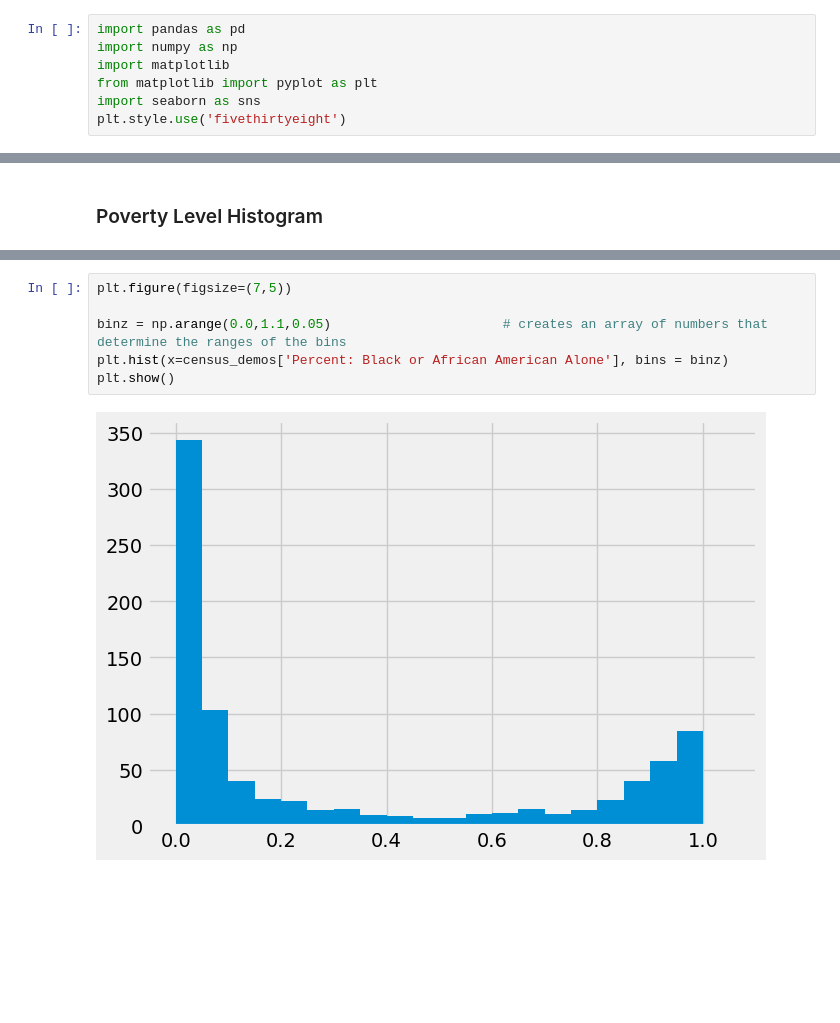
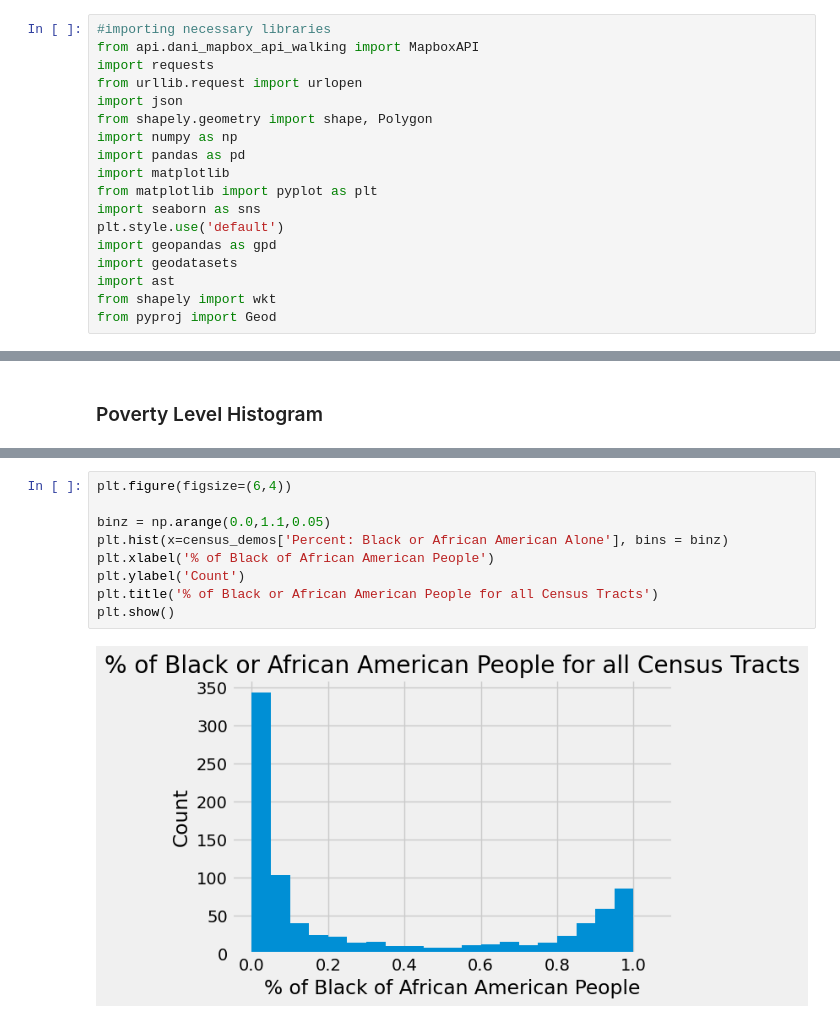
Before and after one commit to Rajvishah12/cpl_project, a Jupyter notebook: can-summer-2023/notebooks/altgeld_census_notebook.ipynb, the cells around one changed output, grey strips where cells are left out. Saved outputs shown, nothing was run; the diff lists cells and outputs as text; blank space fills up the shorter version.

```diff
--- a/can-summer-2023/notebooks/altgeld_census_notebook.ipynb
+++ b/can-summer-2023/notebooks/altgeld_census_notebook.ipynb
@@ -20,12 +20,23 @@ To break this down...
 # %% [markdown]
 ## Imports
 # %%
+#importing necessary libraries
+from api.dani_mapbox_api_walking import MapboxAPI
+import requests
+from urllib.request import urlopen
+import json
+from shapely.geometry import shape, Polygon
+import numpy as np
 import pandas as pd
-import numpy as np
 import matplotlib
 from matplotlib import pyplot as plt
 import seaborn as sns
-plt.style.use('fivethirtyeight')
+plt.style.use('default')
+import geopandas as gpd
+import geodatasets
+import ast
+from shapely import wkt
+from pyproj import Geod
 # %%
 #Importing file that lists out all of the census tracts that the Altgeld branch overlaps, and gives the actual "Percent Overlap" for each tract
 altgeldCensusOverlap = pd.read_csv('../notebooks/altgeldCensusOverlap20Walking1.csv')
@@ -720,10 +733,13 @@ branch_vs_average[['Branch',
 | 0 | Altgeld | 0.493944 | 0.387062 | 0.495372 | 0.431688 | ... |
 | 0 | Average Census Data | 0.624766 | 0.089435 | 0.164590 | 0.239939 | ... |
 # %%
-plt.figure(figsize=(7,5))
+plt.figure(figsize=(6,4))
 
-binz = np.arange(0.0,1.1,0.05)                      # creates an array of numbers that determine the ranges of the bins
+binz = np.arange(0.0,1.1,0.05)
 plt.hist(x=census_demos['Percent: Black or African American Alone'], bins = binz)
+plt.xlabel('% of Black of African American People')
+plt.ylabel('Count')
+plt.title('% of Black or African American People for all Census Tracts')
 plt.show()
 # %% [output]
-[figure, old version]
+[figure, new version]
```
Also changed, not shown: parts of 3 cells of this notebook.
